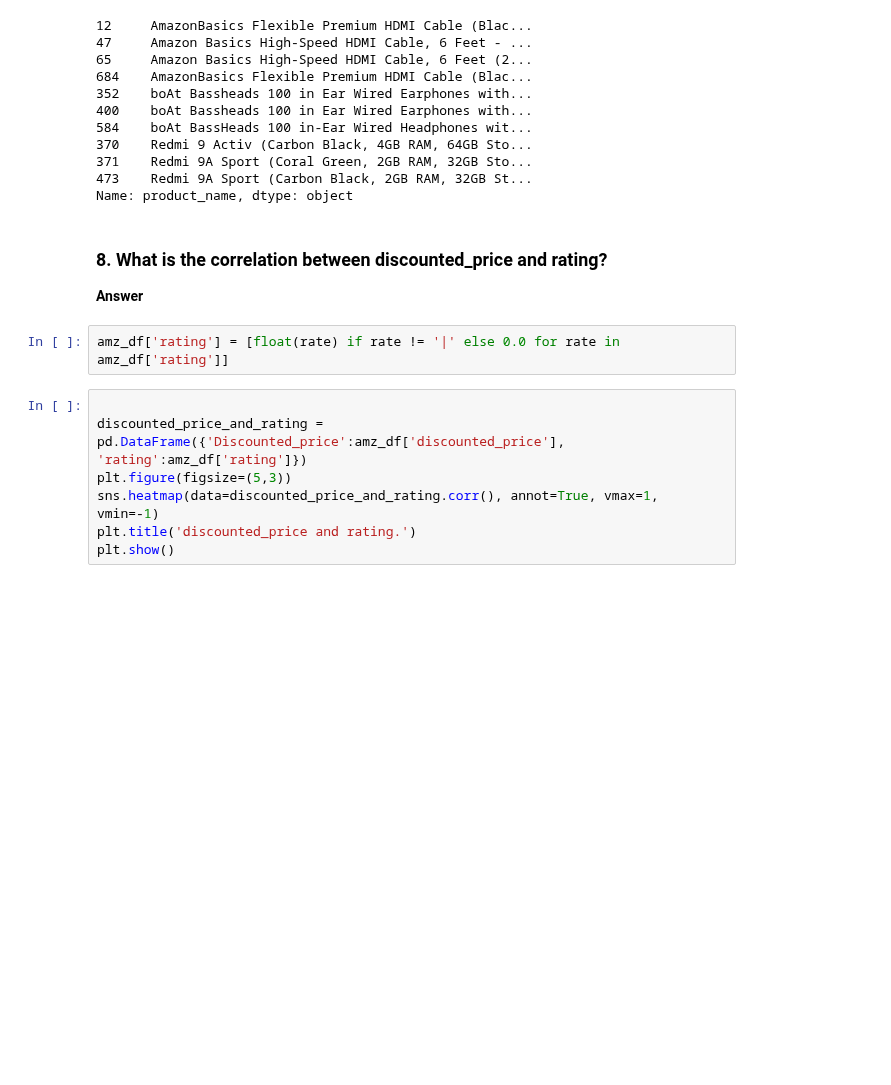
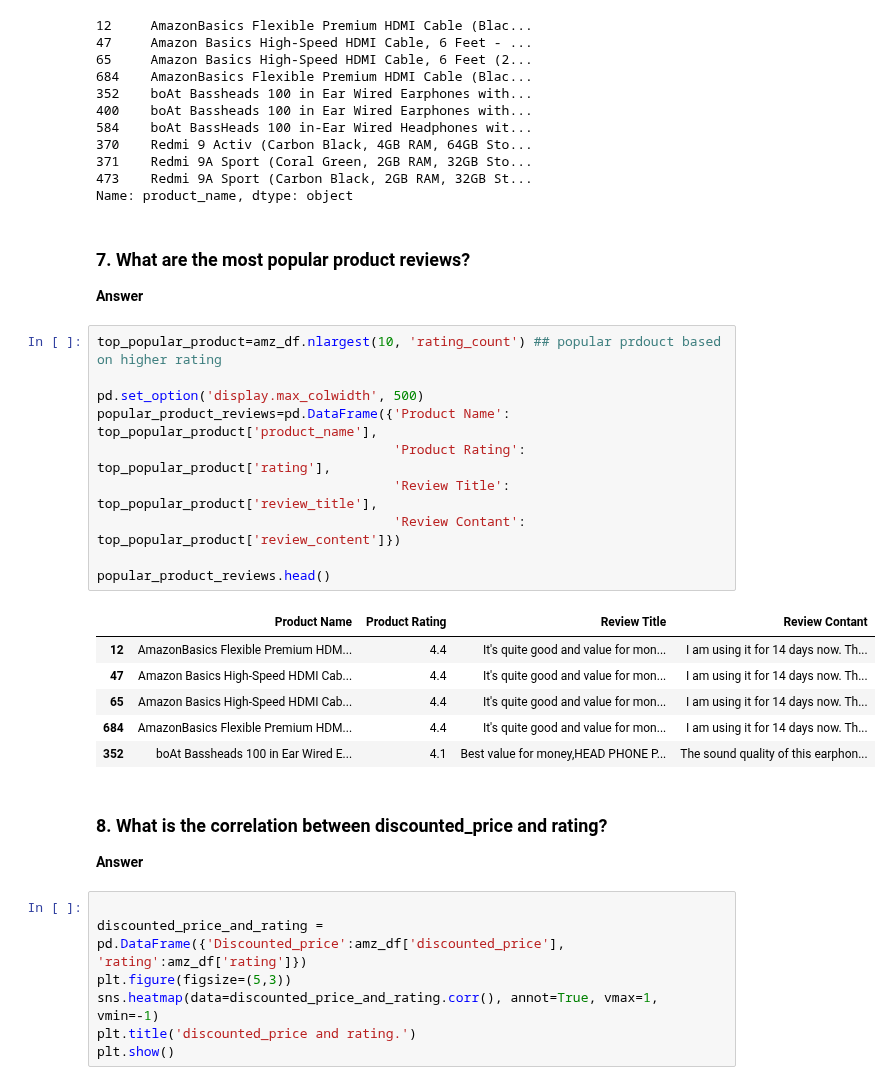
Before and after one commit to AjayKumar095/Data-Science-Masters, a Jupyter notebook: EDA_On_Amazon_Sales_Data_and_Spotify_Data/EDA_Amazon_Sales_Data.ipynb, the cells around one changed output. Cells and saved outputs as stored; diff of their text form; blank space fills up the shorter version.

```diff
--- a/EDA_On_Amazon_Sales_Data_and_Spotify_Data/EDA_Amazon_Sales_Data.ipynb
+++ b/EDA_On_Amazon_Sales_Data_and_Spotify_Data/EDA_Amazon_Sales_Data.ipynb
@@ -101,11 +123,29 @@ top_popular_product['product_name']
 371    Redmi 9A Sport (Coral Green, 2GB RAM, 32GB Sto...
 473    Redmi 9A Sport (Carbon Black, 2GB RAM, 32GB St...
 Name: product_name, dtype: object
+# %% [markdown]
+<h3>7. What are the most popular product reviews?</h3>
+<p><b>Answer</b></p>
+# %%
+top_popular_product=amz_df.nlargest(10, 'rating_count') ## popular prdouct based on higher rating
+
+pd.set_option('display.max_colwidth', 500)
+popular_product_reviews=pd.DataFrame({'Product Name': top_popular_product['product_name'],
+                                      'Product Rating': top_popular_product['rating'],
+                                      'Review Title': top_popular_product['review_title'],
+                                      'Review Contant': top_popular_product['review_content']})
+
+popular_product_reviews.head()
+# %% [output]
+|  | Product Name | Product Rating | Review Title | Review Contant |
+| 12 | AmazonBasics Flexible Premium HDM... | 4.4 | It's quite good and value for mon... | I am using it for 14 days now. Th... |
+| 47 | Amazon Basics High-Speed HDMI Cab... | 4.4 | It's quite good and value for mon... | I am using it for 14 days now. Th... |
+| 65 | Amazon Basics High-Speed HDMI Cab... | 4.4 | It's quite good and value for mon... | I am using it for 14 days now. Th... |
+| 684 | AmazonBasics Flexible Premium HDM... | 4.4 | It's quite good and value for mon... | I am using it for 14 days now. Th... |
+| 352 | boAt Bassheads 100 in Ear Wired E... | 4.1 | Best value for money,HEAD PHONE P... | The sound quality of this earphon... |
 # %% [markdown]
 <h3>8. What is the correlation between discounted_price and rating?</h3>
 <p><b>Answer</b></p>
-# %%
-amz_df['rating'] = [float(rate) if rate != '|' else 0.0 for rate in amz_df['rating']]
 # %%
 
 discounted_price_and_rating = pd.DataFrame({'Discounted_price':amz_df['discounted_price'], 'rating':amz_df['rating']})
```
Also changed, not shown: parts of 5 cells of this notebook.
